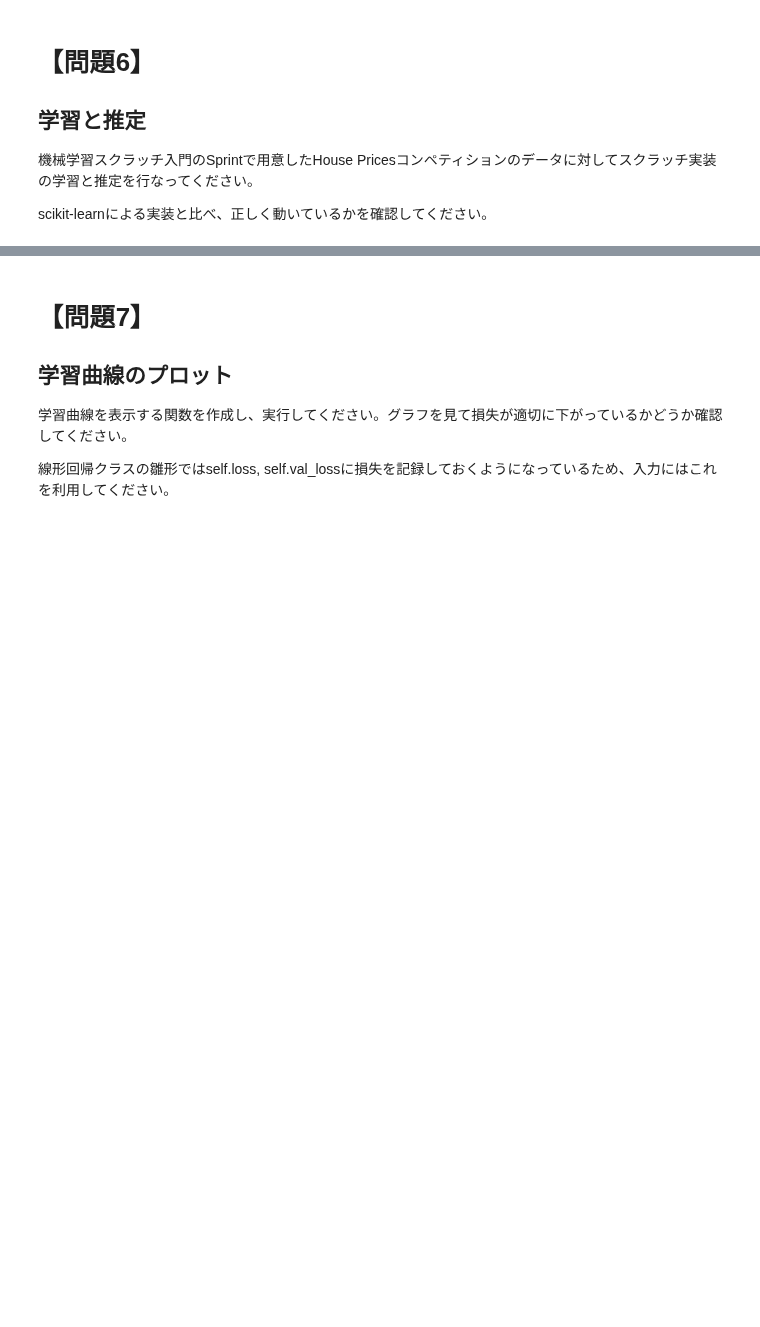
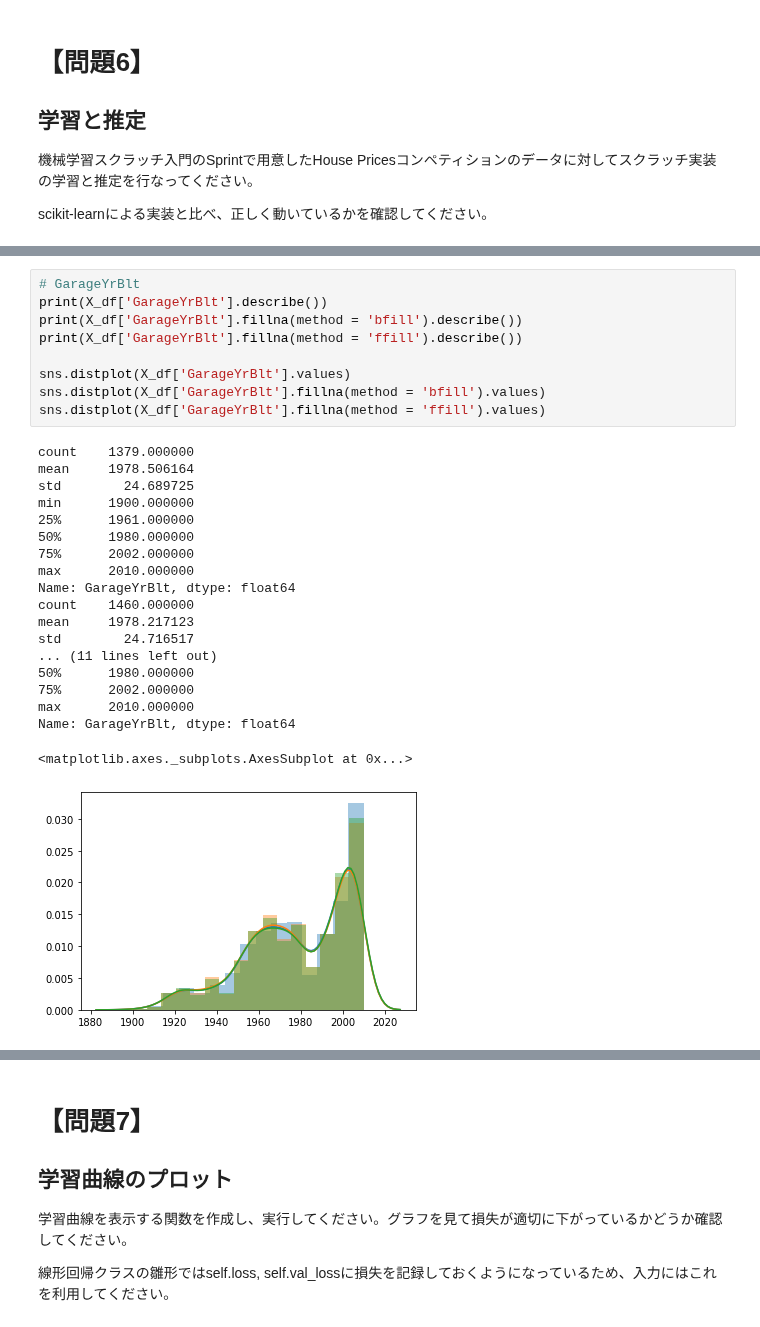
Before and after one commit to taiki-nakaso/diveintocode-ml, a Jupyter notebook: src/sprint/sprint3/sprint3-session1.ipynb, the cells around one changed output, grey strips where cells are left out. Drawn from its saved outputs; the diff is of its cells as text; blank space fills up the shorter version.

```diff
--- a/src/sprint/sprint3/sprint3-session1.ipynb
+++ b/src/sprint/sprint3/sprint3-session1.ipynb
@@ -142,0 +496,29 @@ scikit-learnによる実装と比べ、正しく動いているかを確認し
+# %%
+# GarageYrBlt
+print(X_df['GarageYrBlt'].describe())
+print(X_df['GarageYrBlt'].fillna(method = 'bfill').describe())
+print(X_df['GarageYrBlt'].fillna(method = 'ffill').describe())
+
+sns.distplot(X_df['GarageYrBlt'].values)
+sns.distplot(X_df['GarageYrBlt'].fillna(method = 'bfill').values)
+sns.distplot(X_df['GarageYrBlt'].fillna(method = 'ffill').values)
+# %% [output]
+count    1379.000000
+mean     1978.506164
+std        24.689725
+min      1900.000000
+25%      1961.000000
+50%      1980.000000
+75%      2002.000000
+max      2010.000000
+Name: GarageYrBlt, dtype: float64
+count    1460.000000
+mean     1978.217123
+std        24.716517
+... (11 lines left out)
+50%      1980.000000
+75%      2002.000000
+max      2010.000000
+Name: GarageYrBlt, dtype: float64
+<matplotlib.axes._subplots.AxesSubplot at 0x...>
+[figure, added]
```
Also changed, not shown: parts of 20 cells of this notebook, 1 other file.
